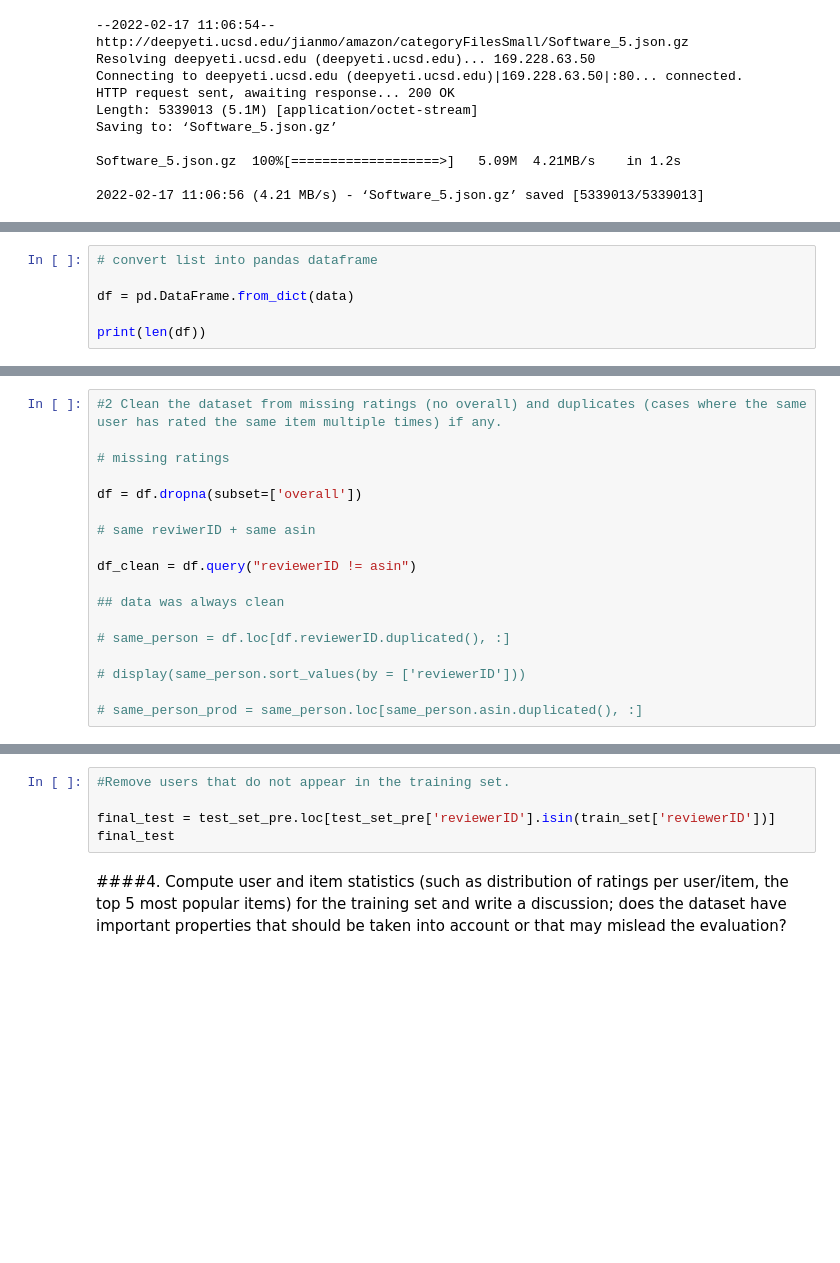
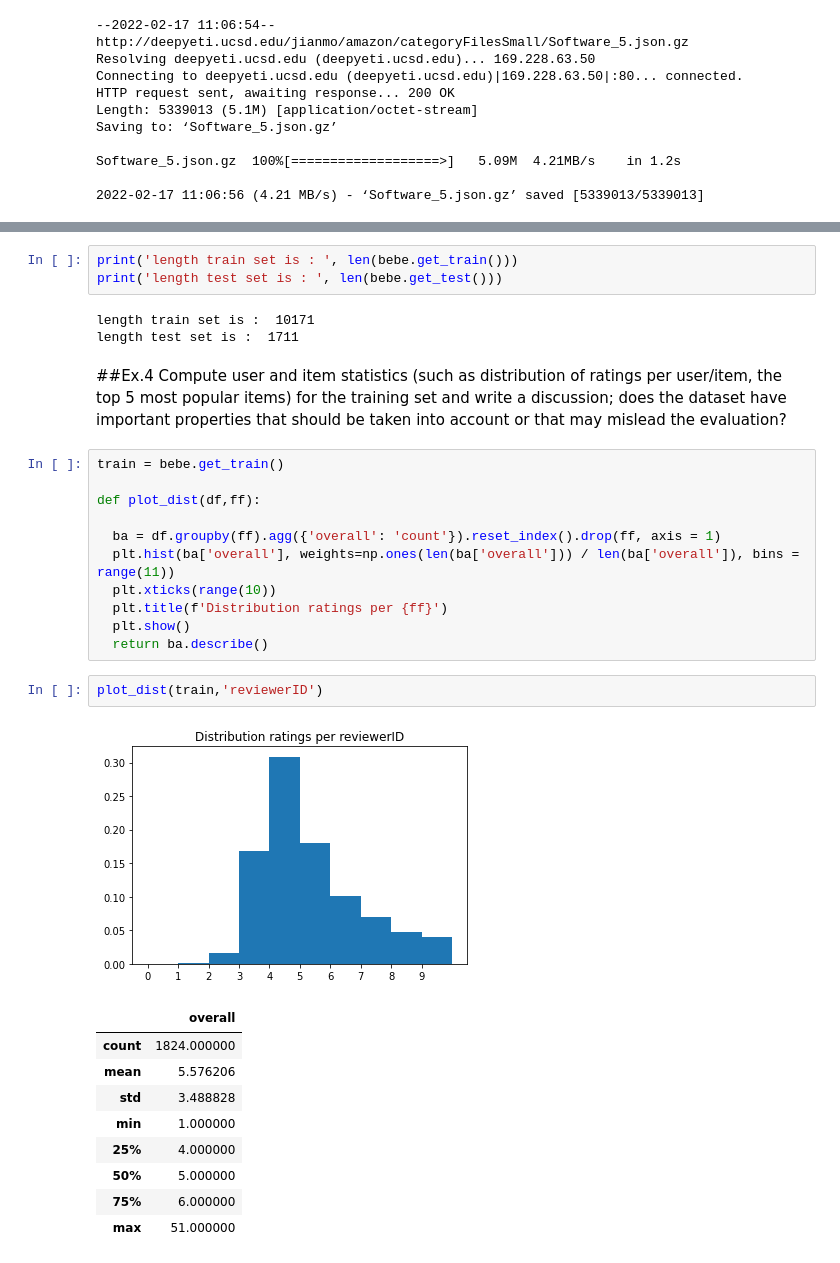
Before and after one commit to vlr112/WebScicence_FinalProject, a Jupyter notebook: Copy_of_parse_and_clean_meta_data.ipynb, the cells around one changed output, grey strips where cells are left out. Cells and saved outputs as stored; diff of their text form; blank space fills up the shorter version.

```diff
--- a/Copy_of_parse_and_clean_meta_data.ipynb
+++ b/Copy_of_parse_and_clean_meta_data.ipynb
@@ -120,6 +59,0 @@ print(data[0])
-# %%
-# convert list into pandas dataframe
-
-df = pd.DataFrame.from_dict(data)
-
-print(len(df))
@@ -132,18 +160,0 @@ df.sort_values(by = 'overall', ascending= False)
-# %%
-#2 Clean the dataset from missing ratings (no overall) and duplicates (cases where the same user has rated the same item multiple times) if any.
-
-# missing ratings
-
-df = df.dropna(subset=['overall'])
-
-# same reviwerID + same asin
-
-df_clean = df.query("reviewerID != asin")
-
-## data was always clean
-
-# same_person = df.loc[df.reviewerID.duplicated(), :]
-
-# display(same_person.sort_values(by = ['reviewerID']))
-
-# same_person_prod = same_person.loc[same_person.asin.duplicated(), :]
@@ -181,7 +169,36 @@ train_set  = df_clean[~i1.isin(i3)]
-# %%
-#Remove users that do not appear in the training set.
-
-final_test = test_set_pre.loc[test_set_pre['reviewerID'].isin(train_set['reviewerID'])]
-final_test
+# %%
+print('length train set is : ', len(bebe.get_train()))
+print('length test set is : ', len(bebe.get_test()))
+# %% [output]
+length train set is :  10171
+length test set is :  1711
 # %% [markdown]
-####4. Compute user and item statistics (such as distribution of ratings per user/item, the top 5 most popular items) for the training set and write a discussion; does the dataset have important properties that should be taken into account or that may mislead the evaluation?
+##Ex.4
+Compute user and item statistics (such as distribution of ratings per
+user/item, the top 5 most popular items) for the training set and write
+a discussion; does the dataset have important properties that should be
+taken into account or that may mislead the evaluation?
+# %%
+train = bebe.get_train()
+
+def plot_dist(df,ff):
+
+  ba = df.groupby(ff).agg({'overall': 'count'}).reset_index().drop(ff, axis = 1)
+  plt.hist(ba['overall'], weights=np.ones(len(ba['overall'])) / len(ba['overall']), bins = range(11))
+  plt.xticks(range(10))
+  plt.title(f'Distribution ratings per {ff}')
+  plt.show()
+  return ba.describe()
+# %%
+plot_dist(train,'reviewerID')
+# %% [output]
+[figure, added]
+|  | overall |
+| count | 1824.000000 |
+| mean | 5.576206 |
+| std | 3.488828 |
+| min | 1.000000 |
+| 25% | 4.000000 |
+| 50% | 5.000000 |
+| 75% | 6.000000 |
+| max | 51.000000 |
```
Also changed, not shown: parts of 39 cells of this notebook.
